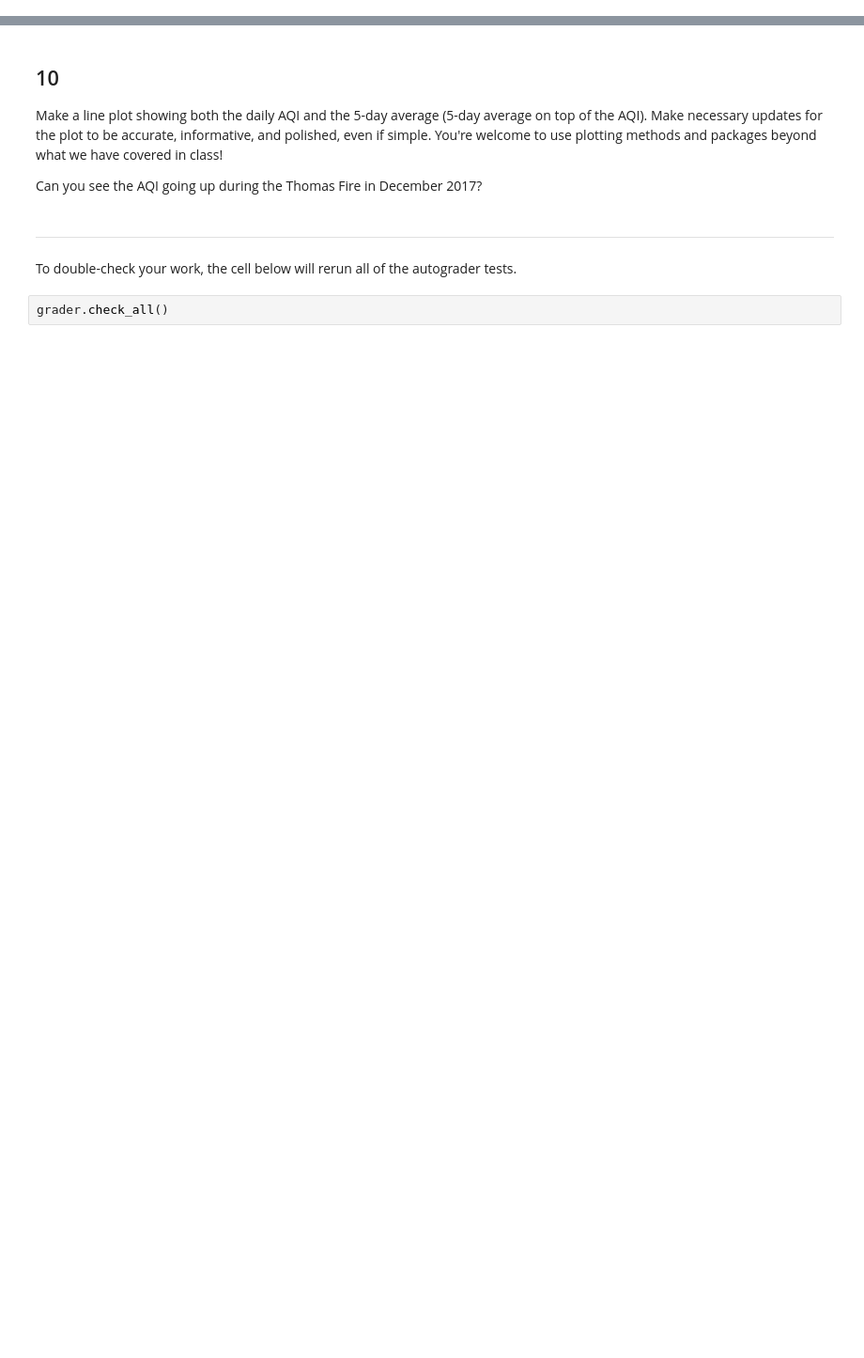
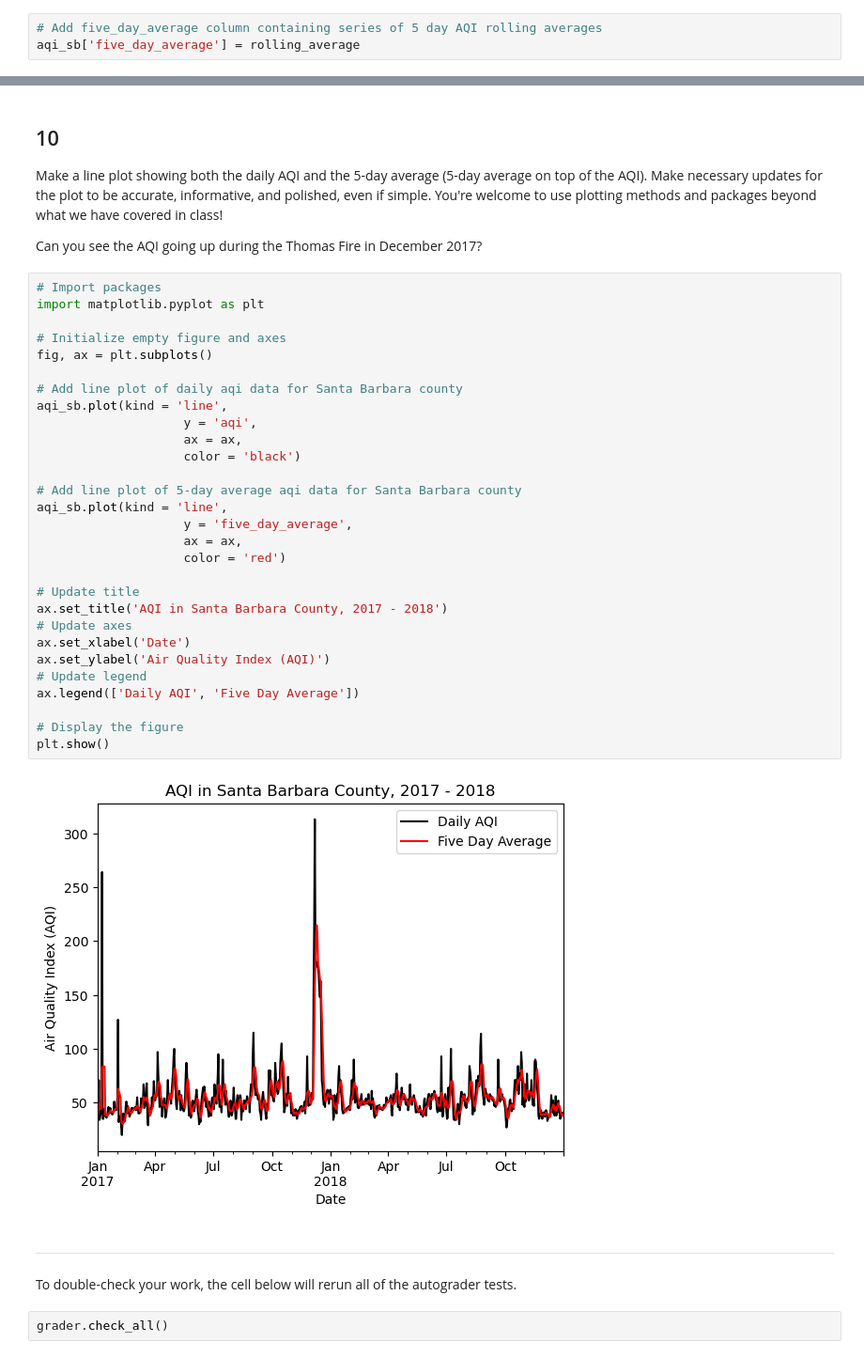
Before and after one commit to pr-scilla/eds220-hwk2, a Jupyter notebook: task3/hwk2-task3-aqi.ipynb, the cells around one changed output, grey strips where cells are left out. Shown at 94% size. Cells and saved outputs as stored; diff of their text form; blank space fills up the shorter version.

```diff
--- a/task3/hwk2-task3-aqi.ipynb
+++ b/task3/hwk2-task3-aqi.ipynb
@@ -291,2 +289,5 @@ aqi_sb
+# %%
+# Add five_day_average column containing series of 5 day AQI rolling averages
+aqi_sb['five_day_average'] = rolling_average
 # %%
 grader.check("q9")
@@ -297,6 +300,37 @@ grader.check("q9")
 Make a line plot showing both the daily AQI and the 5-day average (5-day average on top of the AQI). Make necessary updates for the plot to be accurate, informative, and polished, even if simple. You're welcome to use plotting methods and packages beyond what we have covered in class!
 
 Can you see the AQI going up during the Thomas Fire in December 2017?
+# %%
+# Import packages
+import matplotlib.pyplot as plt
+
+# Initialize empty figure and axes
+fig, ax = plt.subplots()
+
+# Add line plot of daily aqi data for Santa Barbara county
+aqi_sb.plot(kind = 'line',
+                    y = 'aqi',
+                    ax = ax,
+                    color = 'black')
+
+# Add line plot of 5-day average aqi data for Santa Barbara county
+aqi_sb.plot(kind = 'line',
+                    y = 'five_day_average',
+                    ax = ax,
+                    color = 'red')
+
+# Update title
+ax.set_title('AQI in Santa Barbara County, 2017 - 2018')
+# Update axes
+ax.set_xlabel('Date')
+ax.set_ylabel('Air Quality Index (AQI)')
+# Update legend
+ax.legend(['Daily AQI', 'Five Day Average'])
+
+# Display the figure
+plt.show()
+# %% [output]
+[figure, added]
 # %% [markdown]
 ---
 
```
Also changed, not shown: parts of 3 cells of this notebook.
